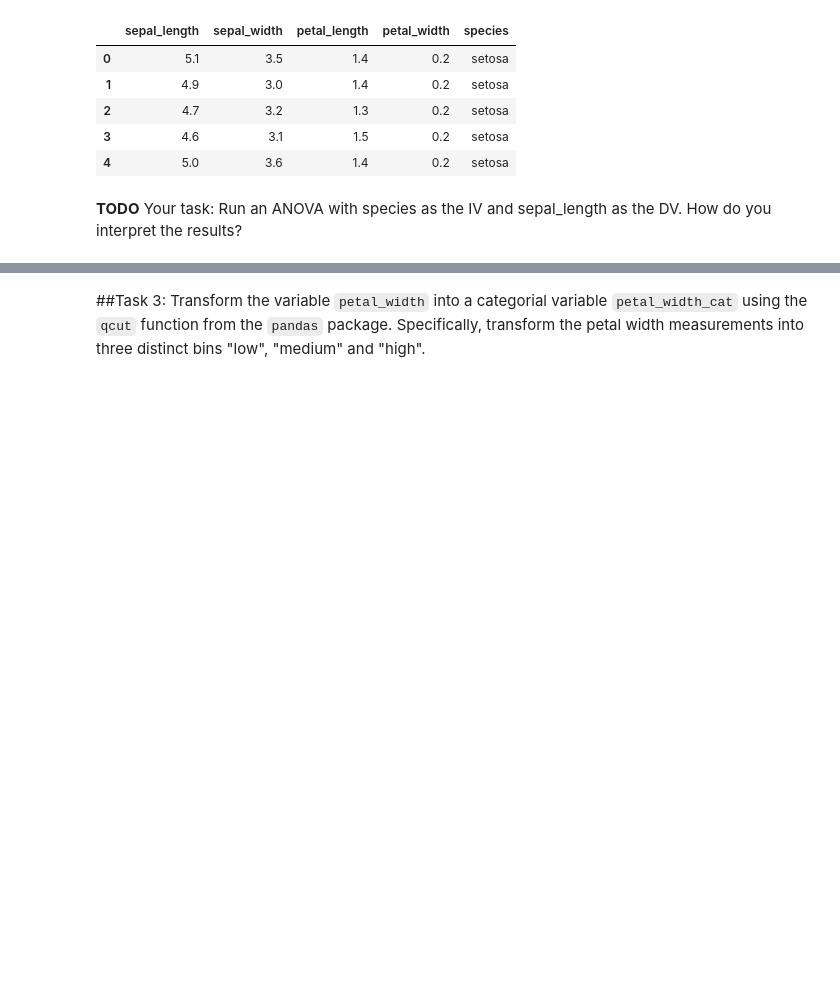
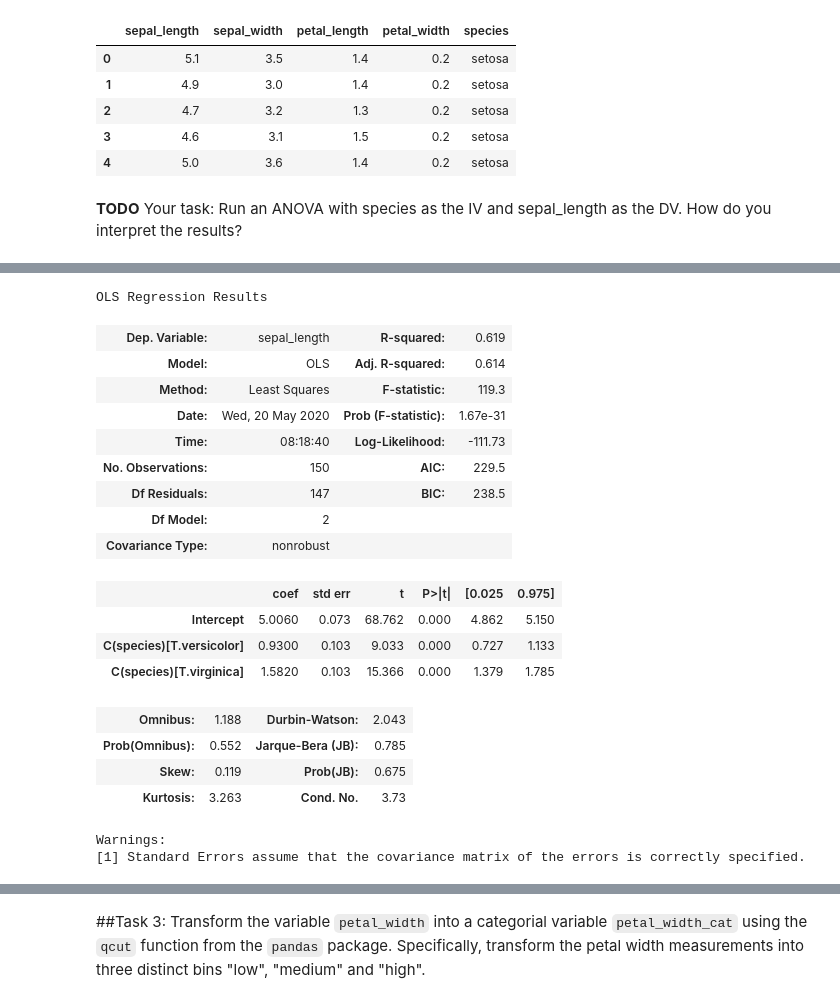
Before and after one commit to KayKozaronek/03_Courses, a Jupyter notebook: ANOVA.ipynb, the cells around one changed output, grey strips where cells are left out. Saved outputs shown, nothing was run; the diff lists cells and outputs as text; code cells hidden in the pictures; blank space fills up the shorter version.

```diff
--- a/ANOVA.ipynb
+++ b/ANOVA.ipynb
@@ -716,3 +709,28 @@ iris.head()
+# %%
+from statsmodels.formula.api import ols
+results = ols("sepal_length~C(species)", data=iris).fit()
+results.summary()
+# %% [output]
+OLS Regression Results
+| Dep. Variable: | sepal_length | R-squared: | 0.619 |
+| Model: | OLS | Adj. R-squared: | 0.614 |
+| Method: | Least Squares | F-statistic: | 119.3 |
+| Date: | Wed, 20 May 2020 | Prob (F-statistic): | 1.67e-31 |
+| Time: | 08:18:40 | Log-Likelihood: | -111.73 |
+| No. Observations: | 150 | AIC: | 229.5 |
+| Df Residuals: | 147 | BIC: | 238.5 |
+| Df Model: | 2 |  |  |
+| Covariance Type: | nonrobust |  |  |
+|  | coef | std err | t | P>|t| | [0.025 | 0.975] |
+| Intercept | 5.0060 | 0.073 | 68.762 | 0.000 | 4.862 | 5.150 |
+| C(species)[T.versicolor] | 0.9300 | 0.103 | 9.033 | 0.000 | 0.727 | 1.133 |
+| C(species)[T.virginica] | 1.5820 | 0.103 | 15.366 | 0.000 | 1.379 | 1.785 |
+| Omnibus: | 1.188 | Durbin-Watson: | 2.043 |
+| Prob(Omnibus): | 0.552 | Jarque-Bera (JB): | 0.785 |
+| Skew: | 0.119 | Prob(JB): | 0.675 |
+| Kurtosis: | 3.263 | Cond. No. | 3.73 |
+Warnings:
+[1] Standard Errors assume that the covariance matrix of the errors is correctly specified.
 # %% [markdown]
 ##Task 2:
 Using `anova_lm?` from the `statsmodels` package, print the variance explained by the model above and the residual variance. How much % of the total variance of the DV `sepal_length` can be explained by the IV `species`?
```
Also changed, not shown: parts of 39 cells of this notebook.
